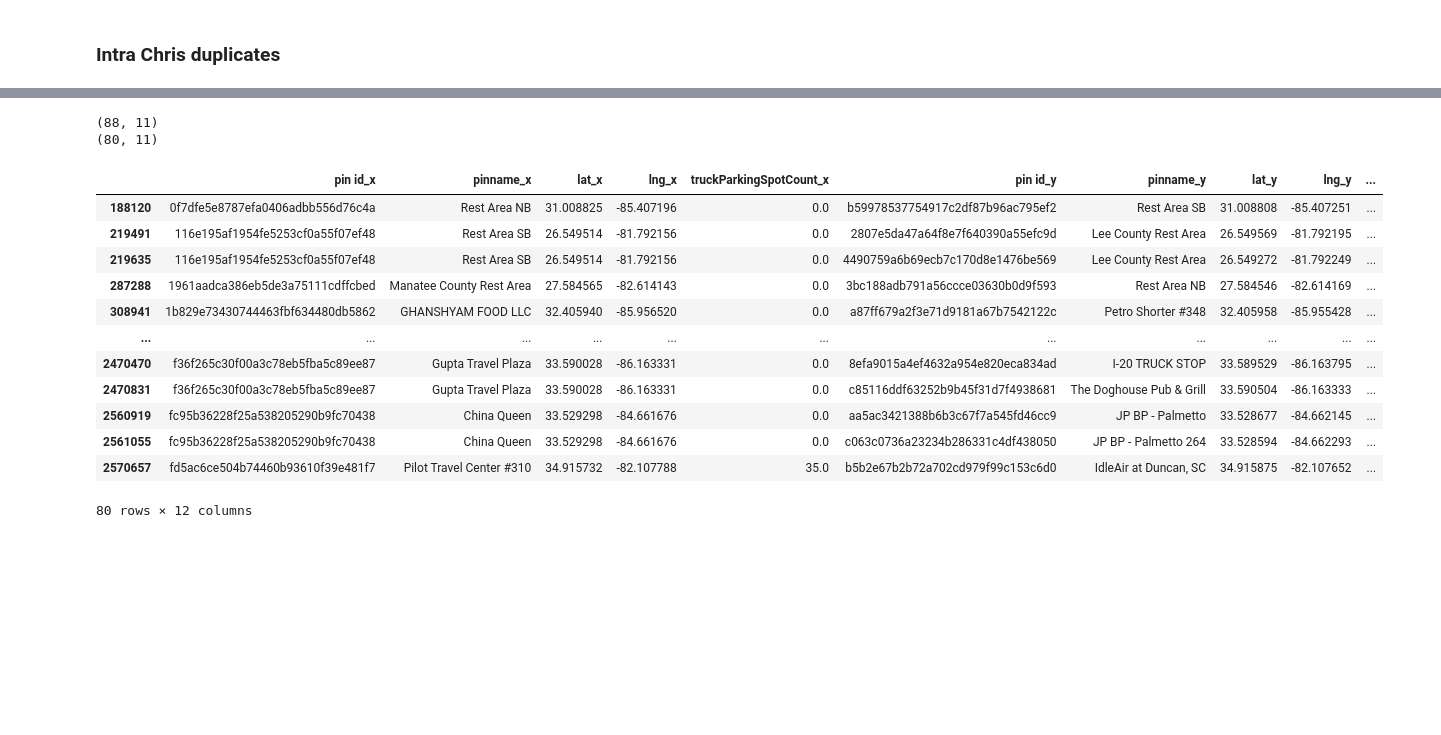
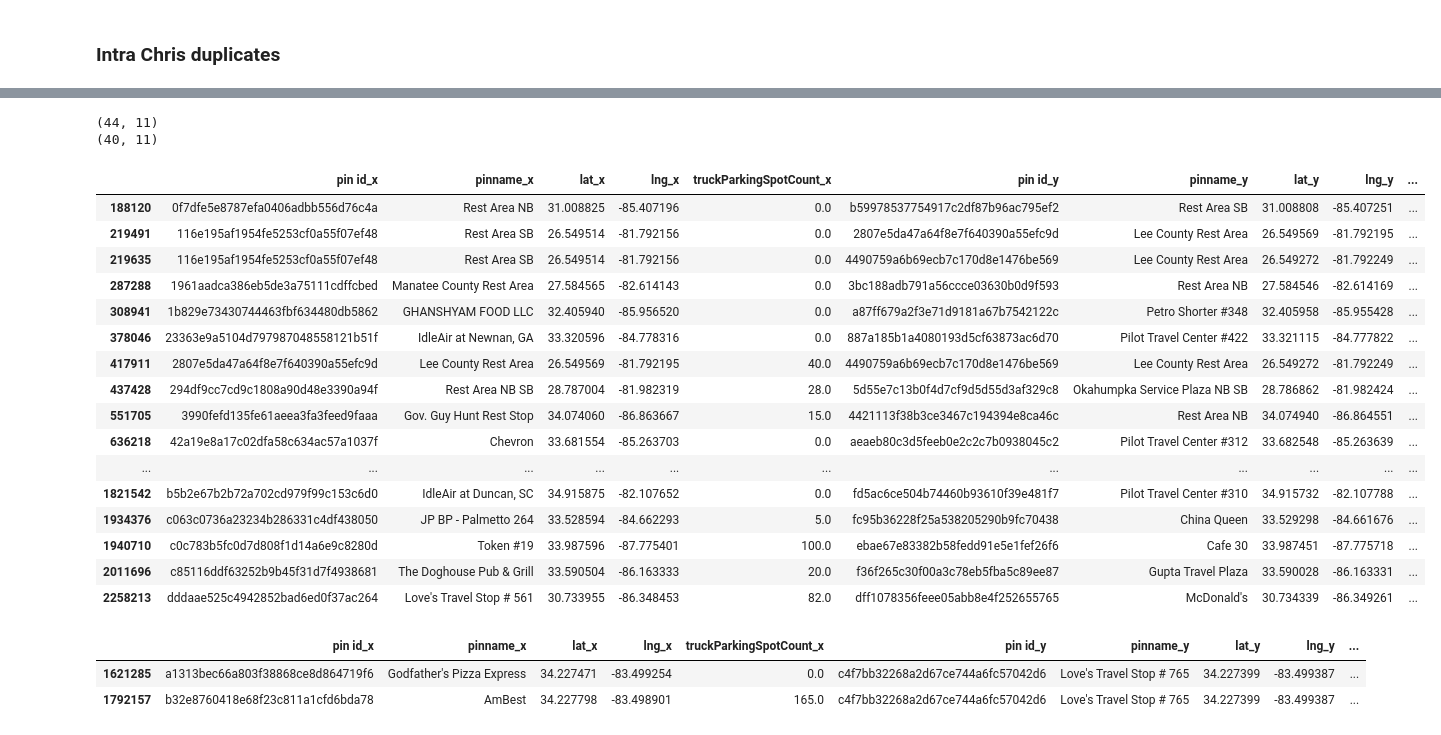
Before and after one commit to Bhavya-Budhia/TruckParking, a Jupyter notebook: model_stops.ipynb, the cells around one changed output, grey strips where cells are left out. Drawn from its saved outputs; the diff is of its cells as text; code cells hidden in the pictures; blank space fills up the shorter version.

Commit message:
Finished intra truck logic
Signed-off-by: Bhavya <bhavya_b@mit.edu>

```diff
--- a/model_stops.ipynb
+++ b/model_stops.ipynb
@@ -5,13 +7,13 @@ from haversine import haversine_vector, Unit
 # %%
 df_truck_path = pd.read_csv(
-    r"C:\Users\bhavy\Massachusetts Institute of Technology\Truck Parking Capstone - General\Truck Stop Finder 🚚⛽\5. Source & Refrence Files\0. TruckerPath Data\MIT_2025_High_Volume_Routes_POI_Data - Copy.csv")
+    path + r"5. Source & Refrence Files\0. TruckerPath Data\MIT_2025_High_Volume_Routes_POI_Data - Copy.csv")
 df_merged_file = pd.read_csv(
-    r"C:\Users\bhavy\Massachusetts Institute of Technology\Truck Parking Capstone - General\Truck Stop Finder 🚚⛽\4. Working Data Files\Traffic Files\Capstone_truck\merged_filtered_file_11_14.csv")
+    path + r"4. Working Data Files\Traffic Files\Capstone_truck\merged_filtered_file_11_14.csv")
 # %%
 park_data_1 = pd.read_csv(
-    r"C:\Users\bhavy\Massachusetts Institute of Technology\Truck Parking Capstone - General\Truck Stop Finder 🚚⛽\5. Source & Refrence Files\0. TruckerPath Data\MIT_2025_High_Volume_Routes_Parking_Data_1 - Copy.csv")
+    path + r"5. Source & Refrence Files\0. TruckerPath Data\MIT_2025_High_Volume_Routes_Parking_Data_1 - Copy.csv")
 park_data_2 = pd.read_csv(
-    r"C:\Users\bhavy\Massachusetts Institute of Technology\Truck Parking Capstone - General\Truck Stop Finder 🚚⛽\5. Source & Refrence Files\0. TruckerPath Data\MIT_2025_High_Volume_Routes_Parking_Data_2 - Copy.csv")
+    path + r"5. Source & Refrence Files\0. TruckerPath Data\MIT_2025_High_Volume_Routes_Parking_Data_2 - Copy.csv")
 park_data_3 = pd.read_csv(
-    r"C:\Users\bhavy\Massachusetts Institute of Technology\Truck Parking Capstone - General\Truck Stop Finder 🚚⛽\5. Source & Refrence Files\0. TruckerPath Data\MIT_2025_High_Volume_Routes_Parking_Data_3 - Copy.csv")
+    path + r"5. Source & Refrence Files\0. TruckerPath Data\MIT_2025_High_Volume_Routes_Parking_Data_3 - Copy.csv")
 park_data = pd.concat([park_data_1, park_data_2, park_data_3], ignore_index=True)
@@ -135,8 +167,7 @@ stop_tab_df
 # %% [markdown]
 # Ginny & Christina data check
 # %%
-df_comb = pd.read_csv(
-    r"C:\Users\bhavy\Massachusetts Institute of Technology\Truck Parking Capstone - General\Truck Stop Finder 🚚⛽\4. Working Data Files\TruckStopsCombined.csv")
+df_comb = pd.read_csv(path + r"4. Working Data Files\TruckStopsCombined.csv")
 df_comb = df_comb[["StoreNumber", "Latitude", "Longitude", "ParkingSpaces"]].drop_duplicates()
 # %%
 df_comb = pd.merge(stop_tab_df, df_comb, how="cross")
@@ -190,7 +236,9 @@ stop_tab_df
 # %%
-a = df_comb_nearest[['pin id', 'pinname', 'lat', 'lng', 'truckParkingSpotCount']].drop_duplicates()
+a = stop_tab_df[['pin id', 'pinname', 'lat', 'lng', 'truckParkingSpotCount']].drop_duplicates().copy()
 a = pd.merge(a, a, how="cross")
 a['distance_miles'] = haversine_vector(a[['lat_x', 'lng_x']],
                                        a[['lat_y', 'lng_y']],
                                        Unit.MILES
                                        ) * 1.16
+a["pair"] = a.apply(lambda x: tuple(sorted([x["pin id_x"], x["pin id_y"]])), axis=1)
+a = a.drop_duplicates(subset="pair", keep="first").drop(columns=["pair"])
@@ -199,33 +261,46 @@ a = a[a["distance_miles"] < .1].copy()
 # %%
+a = a[a["distance_miles"] < .1].copy()
 a = a[a["pin id_x"] != a["pin id_y"]].copy()
 a.dropna(inplace=True)
 a = a[a["truckParkingSpotCount_x"] != 0].copy()
 a = a[a["truckParkingSpotCount_y"] != 0].copy()
 print(a.shape)
+# TODO: Discuss with @Sam
+list_to_rm = a[a["truckParkingSpotCount_y"] == a["truckParkingSpotCount_x"]]["pin id_y"].unique()
 a = a[a["truckParkingSpotCount_y"] != a["truckParkingSpotCount_x"]].copy()
 print(a.shape)
 a['bigger'] = np.where(a["truckParkingSpotCount_y"] > a["truckParkingSpotCount_x"], "y", "x")
 a["truckParkingSpotCount_y"] = np.where(a['bigger'] == "x", 0, a["truckParkingSpotCount_y"])
 a["truckParkingSpotCount_x"] = np.where(a['bigger'] == "y", 0, a["truckParkingSpotCount_x"])
 a
 # %% [output]
-(88, 11)
-(80, 11)
+(44, 11)
+(40, 11)
 |  | pin id_x | pinname_x | lat_x | lng_x | truckParkingSpotCount_x | pin id_y | pinname_y | lat_y | lng_y | ... |
 | 188120 | 0f7dfe5e8787efa0406adbb556d76c4a | Rest Area NB | 31.008825 | -85.407196 | 0.0 | b59978537754917c2df87b96ac795ef2 | Rest Area SB | 31.008808 | -85.407251 | ... |
 | 219491 | 116e195af1954fe5253cf0a55f07ef48 | Rest Area SB | 26.549514 | -81.792156 | 0.0 | 2807e5da47a64f8e7f640390a55efc9d | Lee County Rest Area | 26.549569 | -81.792195 | ... |
 | 219635 | 116e195af1954fe5253cf0a55f07ef48 | Rest Area SB | 26.549514 | -81.792156 | 0.0 | 4490759a6b69ecb7c170d8e1476be569 | Lee County Rest Area | 26.549272 | -81.792249 | ... |
 | 287288 | 1961aadca386eb5de3a75111cdffcbed | Manatee County Rest Area | 27.584565 | -82.614143 | 0.0 | 3bc188adb791a56ccce03630b0d9f593 | Rest Area NB | 27.584546 | -82.614169 | ... |
 | 308941 | 1b829e73430744463fbf634480db5862 | GHANSHYAM FOOD LLC | 32.405940 | -85.956520 | 0.0 | a87ff679a2f3e71d9181a67b7542122c | Petro Shorter #348 | 32.405958 | -85.955428 | ... |
+| 378046 | 23363e9a5104d797987048558121b51f | IdleAir at Newnan, GA | 33.320596 | -84.778316 | 0.0 | 887a185b1a4080193d5cf63873ac6d70 | Pilot Travel Center #422 | 33.321115 | -84.777822 | ... |
+| 417911 | 2807e5da47a64f8e7f640390a55efc9d | Lee County Rest Area | 26.549569 | -81.792195 | 40.0 | 4490759a6b69ecb7c170d8e1476be569 | Lee County Rest Area | 26.549272 | -81.792249 | ... |
+| 437428 | 294df9cc7cd9c1808a90d48e3390a94f | Rest Area NB SB | 28.787004 | -81.982319 | 28.0 | 5d55e7c13b0f4d7cf9d5d55d3af329c8 | Okahumpka Service Plaza NB SB | 28.786862 | -81.982424 | ... |
+| 551705 | 3990fefd135fe61aeea3fa3feed9faaa | Gov. Guy Hunt Rest Stop | 34.074060 | -86.863667 | 15.0 | 4421113f38b3ce3467c194394e8ca46c | Rest Area NB | 34.074940 | -86.864551 | ... |
+| 636218 | 42a19e8a17c02dfa58c634ac57a1037f | Chevron | 33.681554 | -85.263703 | 0.0 | aeaeb80c3d5feeb0e2c2c7b0938045c2 | Pilot Travel Center #312 | 33.682548 | -85.263639 | ... |
 | ... | ... | ... | ... | ... | ... | ... | ... | ... | ... | ... |
-| 2470470 | f36f265c30f00a3c78eb5fba5c89ee87 | Gupta Travel Plaza | 33.590028 | -86.163331 | 0.0 | 8efa9015a4ef4632a954e820eca834ad | I-20 TRUCK STOP | 33.589529 | -86.163795 | ... |
-| 2470831 | f36f265c30f00a3c78eb5fba5c89ee87 | Gupta Travel Plaza | 33.590028 | -86.163331 | 0.0 | c85116ddf63252b9b45f31d7f4938681 | The Doghouse Pub & Grill | 33.590504 | -86.163333 | ... |
-| 2560919 | fc95b36228f25a538205290b9fc70438 | China Queen | 33.529298 | -84.661676 | 0.0 | aa5ac3421388b6b3c67f7a545fd46cc9 | JP BP - Palmetto | 33.528677 | -84.662145 | ... |
-| 2561055 | fc95b36228f25a538205290b9fc70438 | China Queen | 33.529298 | -84.661676 | 0.0 | c063c0736a23234b286331c4df438050 | JP BP - Palmetto 264 | 33.528594 | -84.662293 | ... |
-| 2570657 | fd5ac6ce504b74460b93610f39e481f7 | Pilot Travel Center #310 | 34.915732 | -82.107788 | 35.0 | b5b2e67b2b72a702cd979f99c153c6d0 | IdleAir at Duncan, SC | 34.915875 | -82.107652 | ... |
+| 1821542 | b5b2e67b2b72a702cd979f99c153c6d0 | IdleAir at Duncan, SC | 34.915875 | -82.107652 | 0.0 | fd5ac6ce504b74460b93610f39e481f7 | Pilot Travel Center #310 | 34.915732 | -82.107788 | ... |
+| 1934376 | c063c0736a23234b286331c4df438050 | JP BP - Palmetto 264 | 33.528594 | -84.662293 | 5.0 | fc95b36228f25a538205290b9fc70438 | China Queen | 33.529298 | -84.661676 | ... |
+| 1940710 | c0c783b5fc0d7d808f1d14a6e9c8280d | Token #19 | 33.987596 | -87.775401 | 100.0 | ebae67e83382b58fedd91e5e1fef26f6 | Cafe 30 | 33.987451 | -87.775718 | ... |
+| 2011696 | c85116ddf63252b9b45f31d7f4938681 | The Doghouse Pub & Grill | 33.590504 | -86.163333 | 20.0 | f36f265c30f00a3c78eb5fba5c89ee87 | Gupta Travel Plaza | 33.590028 | -86.163331 | ... |
+| 2258213 | dddaae525c4942852bad6ed0f37ac264 | Love's Travel Stop # 561 | 30.733955 | -86.348453 | 82.0 | dff1078356feee05abb8e4f252655765 | McDonald's | 30.734339 | -86.349261 | ... |
-80 rows × 12 columns
 # %%
 # a.to_excel("Intra Chris comp.xlsx", index=False)
+# %%
+a[a["pin id_y"] == "c4f7bb32268a2d67ce744a6fc57042d6"]
+# %% [output]
+|  | pin id_x | pinname_x | lat_x | lng_x | truckParkingSpotCount_x | pin id_y | pinname_y | lat_y | lng_y | ... |
+| 1621285 | a1313bec66a803f38868ce8d864719f6 | Godfather's Pizza Express | 34.227471 | -83.499254 | 0.0 | c4f7bb32268a2d67ce744a6fc57042d6 | Love's Travel Stop # 765 | 34.227399 | -83.499387 | ... |
+| 1792157 | b32e8760418e68f23c811a1cfd6bda78 | AmBest | 34.227798 | -83.498901 | 165.0 | c4f7bb32268a2d67ce744a6fc57042d6 | Love's Travel Stop # 765 | 34.227399 | -83.499387 | ... |
 # %%
 id_x = a[["pin id_x", "truckParkingSpotCount_x"]].drop_duplicates().copy()
 id_y = a[["pin id_y", "truckParkingSpotCount_y"]].drop_duplicates().copy()
```
Also changed, not shown: parts of 24 cells of this notebook, 1 other file.
